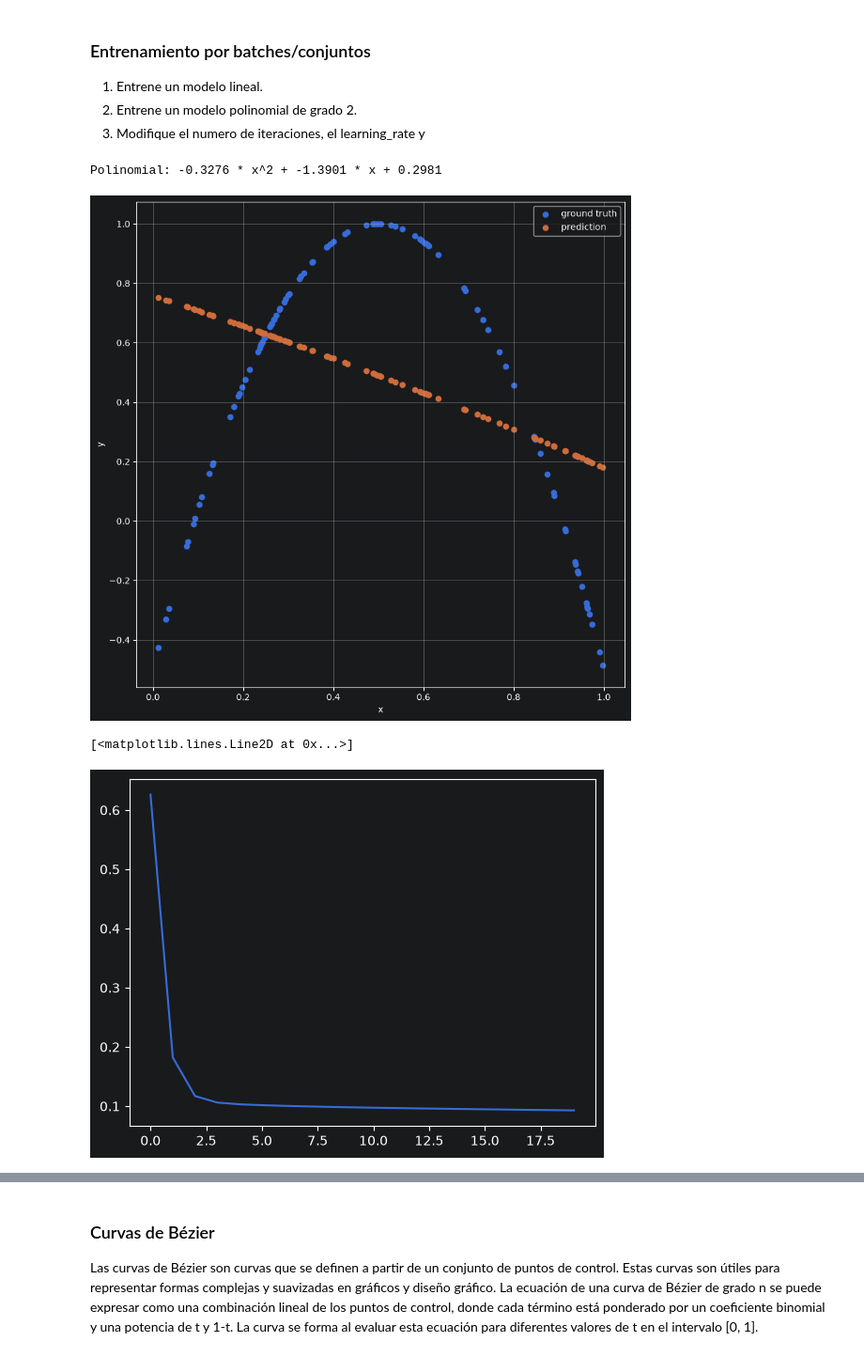
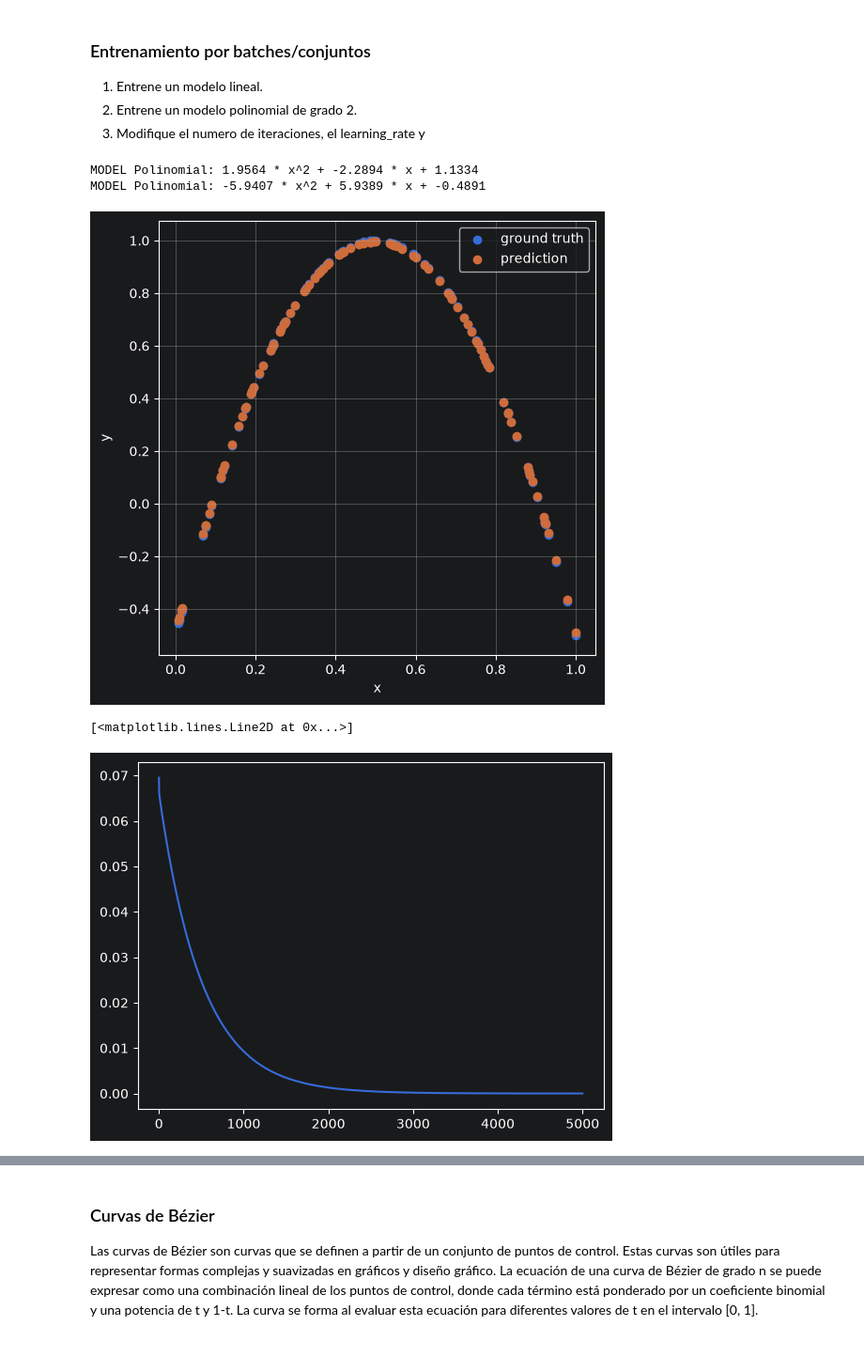
Before and after one commit to luisCossio/CC6204-Deep-Learning, a Jupyter notebook: notebooks/Auxiliar_1_Componentes y descenso del gradiente.ipynb, the cells around one changed output, grey strips where cells are left out. Shown at 94% size. Cells and saved outputs as stored; diff of their text form; code cells hidden in the pictures.

```diff
--- a/notebooks/Auxiliar_1_Componentes y descenso del gradiente.ipynb
+++ b/notebooks/Auxiliar_1_Componentes y descenso del gradiente.ipynb
@@ -20,35 +20,35 @@ class Perceptron:
     def __init__(self):
         self.bias = np.random.uniform(-3,3)
         self.slope = np.random.uniform(-3,3)
-        self.last_input = np.random.uniform(-3, 3)
+        self.last_x = np.random.uniform(-3, 3)
 
     def forward(self, x: npt.NDArray[np.float32|np.float64]) -> npt.NDArray[np.float32|np.float64]:
-        self.last_input = x.copy()
+        self.last_x = x.copy()
         return self.slope*x + self.bias
 
     def backward(self, Derivate_error) -> npt.NDArray[np.float32|np.float64]:
-        self.slope -= np.mean(Derivate_error * self.last_input)
+        self.slope -= np.mean(Derivate_error * self.last_x)
         self.bias -= np.mean(Derivate_error)
-        return np.mean(Derivate_error * self.last_input)
+        return np.mean(Derivate_error * self.last_x)
 
     def __str__(self):
         return "Perceptron: slope = {:.4f}, bias = {:.4f}".format(self.slope, self.bias)
 
 class MSE:
     def __init__(self, learning_rate=0.5):
-        self.last_input = None
+        self.last_y_pred = None
         self.learning_rate = learning_rate
     def forward(self, y: npt.NDArray[np.float32|np.float64] ,
                 y_pred: npt.NDArray[np.float32|np.float64] ) -> npt.NDArray[np.float32|np.float64]:
-        self.last_input = y_pred
-        self.last_gt  = y
+        self.last_y_pred = y_pred
+        self.last_y  = y
         return (y-y_pred)**2 * self.learning_rate
 
     def backward(self, )-> npt.NDArray[np.float32|np.float64]:
-        return (self.last_gt - self.last_input) * 2 * self.learning_rate * -1
+        return (self.last_y - self.last_y_pred) * 2 * self.learning_rate * -1
 
     def __str__(self):
-        return "MSE input = {:.4f}, derivative = {:.4f}".format(self.last_input, self.last_input * 2 * self.learning_rate)
+        return "MSE input = {:.4f}, derivative = {:.4f}".format(self.last_y_pred, self.last_y_pred * 2 * self.learning_rate)
 
 perceptron = Perceptron()
 loss = MSE()
@@ -162,57 +167,57 @@ class PolinomialDegree2:
         self.bias = np.random.uniform(-3,3)
         self.a = np.random.uniform(-3,3)
         self.b = np.random.uniform(-3,3)
-        self.last_input = np.random.uniform(-3, 3)
+        self.last_x = np.random.uniform(-3, 3)
 
     def forward(self, x: npt.NDArray[np.float32|np.float64]) -> npt.NDArray[np.float32|np.float64]:
-        self.last_input = x.copy()
+        self.last_x = x.copy()
         return self.a*x**2 + self.b*x + self.bias
 
     def backward(self, Derivate_error) -> npt.NDArray[np.float32]:
-        self.a -= np.mean(Derivate_error * self.last_input **2)
-        self.b -= np.mean(Derivate_error * self.last_input)
+        self.a -= np.mean(Derivate_error * self.last_x ** 2)
+        self.b -= np.mean(Derivate_error * self.last_x)
         self.bias -= np.mean(Derivate_error)
-        return np.array([Derivate_error * self.last_input**2, Derivate_error * self.last_input])
+        return np.array([Derivate_error * self.last_x ** 2, Derivate_error * self.last_x])
 
     def __str__(self):
         return "Polinomial: {:.4f} * x^2 + {:.4f} * x + {:.4f}".format(self.a, self.b, self.bias)
 # %%
 errors = np.zeros([n_samples]) + 10
 
 model = PolinomialDegree2()
-loss = MSE(0.5)
+loss = MSE(0.2)
 # epsilon = 0.0001
-print("{}".format(model))
-iterations = 20
+print("MODEL {}".format(model))
+iterations = 5000
 errors = np.zeros([iterations])
 
 for i in range(iterations):
     preds_y = model.forward(curve[:,0])
     error = loss.forward(curve[:,1],preds_y)
     derivative = loss.backward()
-
     errors[i] = np.mean(error)
-    # break
 
     model.backward(derivative)
     # if errors[i] < epsilon:
     #     break
-    if errors[i] > 500:
+    if errors[i] > 5000:
+        print("Error found at {:d}".format(i))
         break
 
-
+print("MODEL {}".format(model))
 predictions = model.forward(curve[:,0])
-plt.figure(figsize=(10,10))
+plt.figure(figsize=(6,6))
 plt.scatter(curve[:,0], curve[:,1],label='ground truth')
 plt.scatter(curve[:,0], predictions,label='prediction')
 plt.ylabel('y')
 plt.xlabel('x')
 plt.legend()
 plt.grid()
 plt.show()
 plt.plot(errors)
 # %% [output]
-Polinomial: -0.3276 * x^2 + -1.3901 * x + 0.2981
+MODEL Polinomial: 1.9564 * x^2 + -2.2894 * x + 1.1334
+MODEL Polinomial: -5.9407 * x^2 + 5.9389 * x + -0.4891
-[figure, old version]
+[figure, new version]
 [<matplotlib.lines.Line2D at 0x...>]
-[figure, old version]
+[figure, new version]
```
Also changed, not shown: parts of 8 cells of this notebook, 5 other files.
